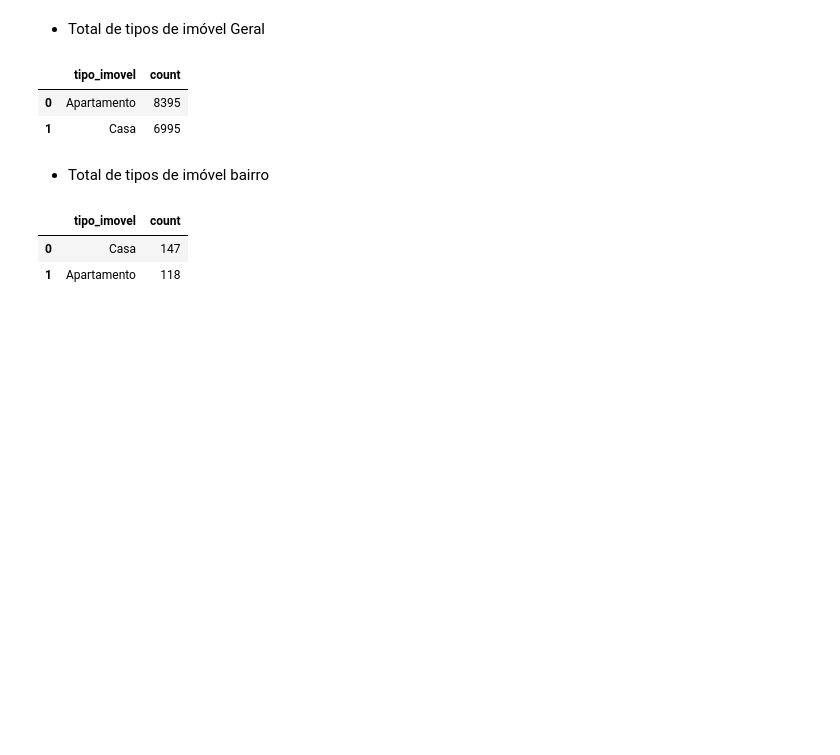
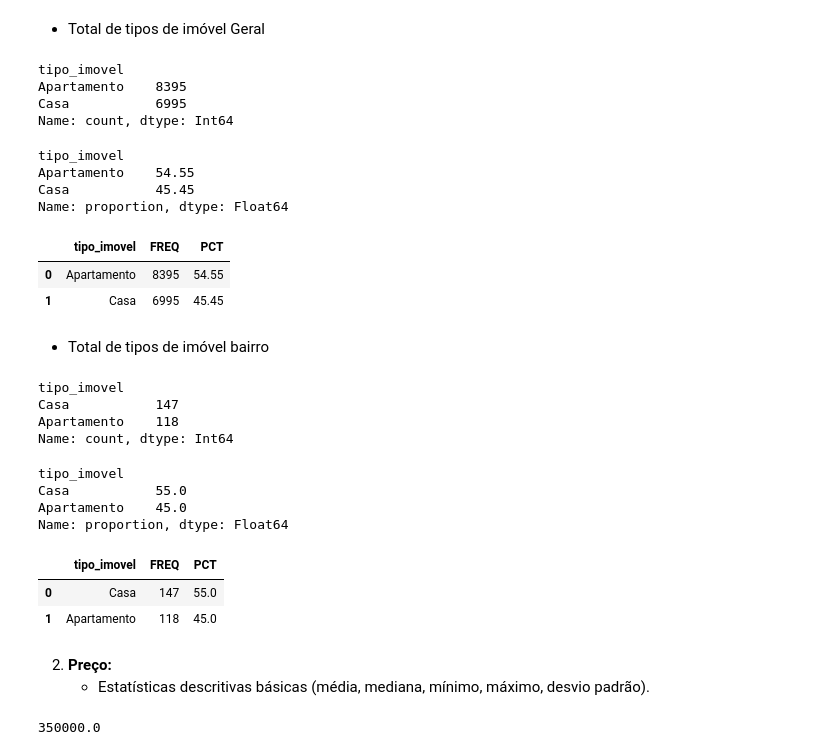
Before and after one commit to rodrigorocha1/extracao_viva_real_selenium, a Jupyter notebook: notebooks_exemplo/visualizacao.ipynb, the cells around one changed output. Drawn from its saved outputs; the diff is of its cells as text; code cells hidden in the pictures; blank space fills up the shorter version.

Commit message:
análise média

```diff
--- a/notebooks_exemplo/visualizacao.ipynb
+++ b/notebooks_exemplo/visualizacao.ipynb
@@ -24,9 +25,10 @@ base_original
 - Total de tipos de imóvel Geral
 # %%
 base_bairro = base_original['tipo_imovel']
-base_bairro = base_bairro.value_counts().reset_index()
-base_bairro
+base_bairro_valor_bruto = base_bairro.value_counts()
+base_bairro_valor_bruto
 # %% [output]
-|  | tipo_imovel | count |
-| 0 | Apartamento | 8395 |
-| 1 | Casa | 6995 |
+tipo_imovel
+Apartamento    8395
+Casa           6995
+Name: count, dtype: Int64
@@ -43,11 +35,29 @@ fig.show()
+# %%
+base_bairro_percentual = base_original['tipo_imovel']
+base_bairro_percentual = round(base_bairro.value_counts(normalize=True) * 100, 2)
+base_bairro_percentual
+# %% [output]
+tipo_imovel
+Apartamento    54.55
+Casa           45.45
+Name: proportion, dtype: Float64
+# %%
+base_bairro_completa = pd.DataFrame({'FREQ': base_bairro_valor_bruto, 'PCT': base_bairro_percentual})
+base_bairro_completa.reset_index()
+# %% [output]
+|  | tipo_imovel | FREQ | PCT |
+| 0 | Apartamento | 8395 | 54.55 |
+| 1 | Casa | 6995 | 45.45 |
 # %% [markdown]
 - Total de tipos de imóvel bairro
 # %%
 bairro = 'Sumarezinho'
-base_bairro = base_original.query(f'bairro_teste == "{bairro}"')['tipo_imovel']
-base_bairro = base_bairro.value_counts().reset_index()
-base_bairro
+
+base_bairro_valor = base_original.query(f'bairro_teste == "{bairro}"')['tipo_imovel']
+base_bairro_valor = base_bairro_valor.value_counts()
+base_bairro_valor
 # %% [output]
-|  | tipo_imovel | count |
-| 0 | Casa | 147 |
-| 1 | Apartamento | 118 |
+tipo_imovel
+Casa           147
+Apartamento    118
+Name: count, dtype: Int64
@@ -64,0 +64,21 @@ fig.show()
+# %%
+bairro = 'Sumarezinho'
+
+base_bairro_pct = base_original.query(f'bairro_teste == "{bairro}"')['tipo_imovel']
+base_bairro_pct = round(base_bairro_pct.value_counts(normalize=True), 2) * 100
+base_bairro_pct
+# %% [output]
+tipo_imovel
+Casa           55.0
+Apartamento    45.0
+Name: proportion, dtype: Float64
+# %%
+base_bairro_filtrada = pd.DataFrame({'FREQ': base_bairro_valor, 'PCT': base_bairro_pct })
+base_bairro_filtrada.reset_index()
+# %% [output]
+|  | tipo_imovel | FREQ | PCT |
+| 0 | Casa | 147 | 55.0 |
+| 1 | Apartamento | 118 | 45.0 |
+# %% [markdown]
+2. **Preço:**
+   - Estatísticas descritivas básicas (média, mediana, mínimo, máximo, desvio padrão).
@@ -64,0 +92,4 @@ fig.show()
+# %%
+moda[0]
+# %% [output]
+350000.0
```
Also changed, not shown: parts of 5 cells of this notebook.
